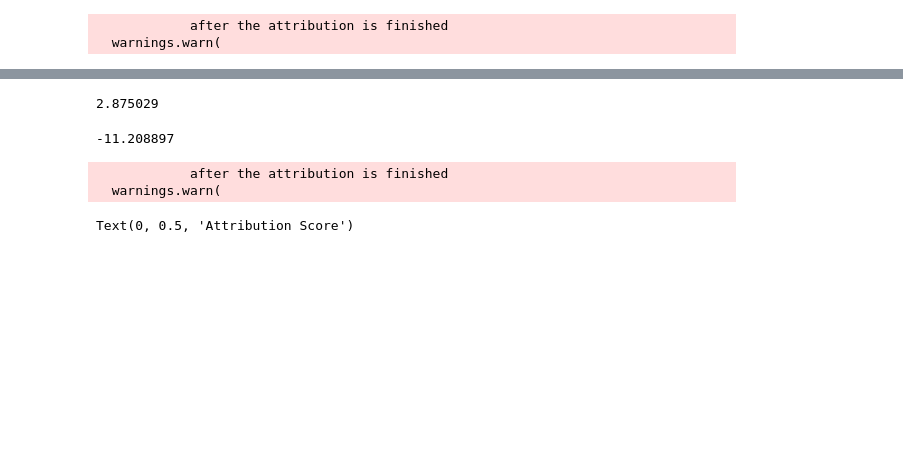
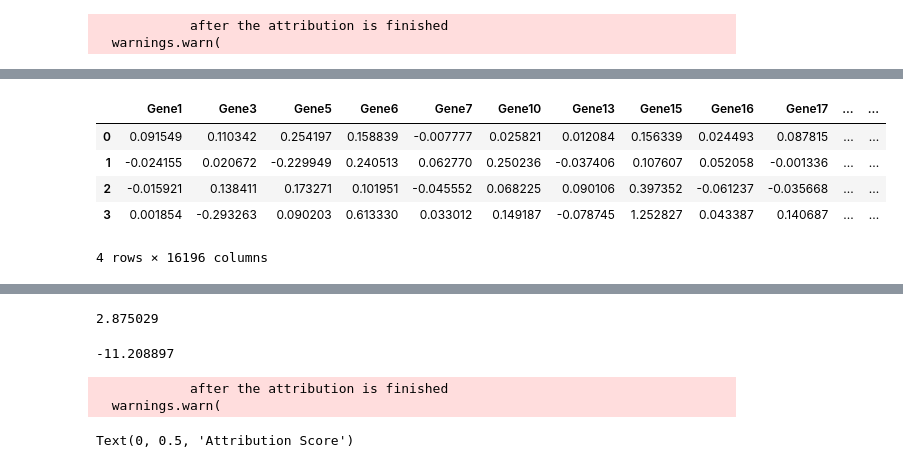
Before and after one commit to lewinsohndp/scSHARP, a Jupyter notebook: interpretation_analysis.ipynb, the cells around one changed output, grey strips where cells are left out. Cells and saved outputs as stored; diff of their text form; code cells hidden in the pictures; blank space fills up the shorter version.

```diff
--- a/interpretation_analysis.ipynb
+++ b/interpretation_analysis.ipynb
@@ -12,8 +12,8 @@ from sklearn.metrics import confusion_matrix
 from captum.attr import IntegratedGradients, DeepLift
 import seaborn as sns
 # %%
-#data_folder = "/home/groups/ConradLab/daniel/sharp_data/sharp_sims/splat_0.7_de_rq/"
-data_folder = "simulations/splat_0.7_de_rq/"
+data_folder = "/home/groups/ConradLab/daniel/sharp_data/sharp_sims/splat_0.7_de_rq/"
+#data_folder = "simulations/splat_0.7_de_rq/"
 # get labels
 data_path = data_folder + "query_counts.csv"
 tools = ["sctype","scsorter","scina","singler", "scpred"]
@@ -95,6 +95,8 @@ m.validation_metrics(test_dataloader, train_nodes, test_nodes)
 # %%
 preds,_ = m.predict(test_dataloader)
 final_preds = preds.max(dim=1)[1]
+# %%
+ genes = counts.columns.to_numpy()[keep_genes]
 # %%
 int_df = utilities.run_interpretation(m, X, rpca, final_preds, counts.columns.to_numpy()[keep_genes])
 # %% [output]
@@ -127,0 +170,9 @@ ax.set(xlabel="Cell Type")
+# %%
+att_df.head()
+# %% [output]
+|  | Gene1 | Gene3 | Gene5 | Gene6 | Gene7 | Gene10 | Gene13 | Gene15 | Gene16 | Gene17 | ... | ... |
+| 0 | 0.091549 | 0.110342 | 0.254197 | 0.158839 | -0.007777 | 0.025821 | 0.012084 | 0.156339 | 0.024493 | 0.087815 | ... | ... |
+| 1 | -0.024155 | 0.020672 | -0.229949 | 0.240513 | 0.062770 | 0.250236 | -0.037406 | 0.107607 | 0.052058 | -0.001336 | ... | ... |
+| 2 | -0.015921 | 0.138411 | 0.173271 | 0.101951 | -0.045552 | 0.068225 | 0.090106 | 0.397352 | -0.061237 | -0.035668 | ... | ... |
+| 3 | 0.001854 | -0.293263 | 0.090203 | 0.613330 | 0.033012 | 0.149187 | -0.078745 | 1.252827 | 0.043387 | 0.140687 | ... | ... |
+4 rows × 16196 columns
```
Also changed, not shown: parts of 12 cells of this notebook, 9 other files.
